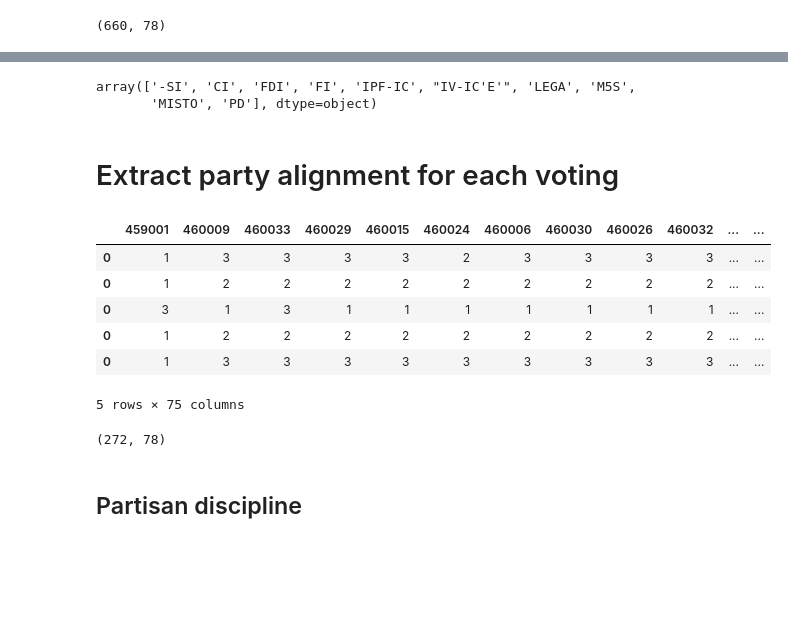
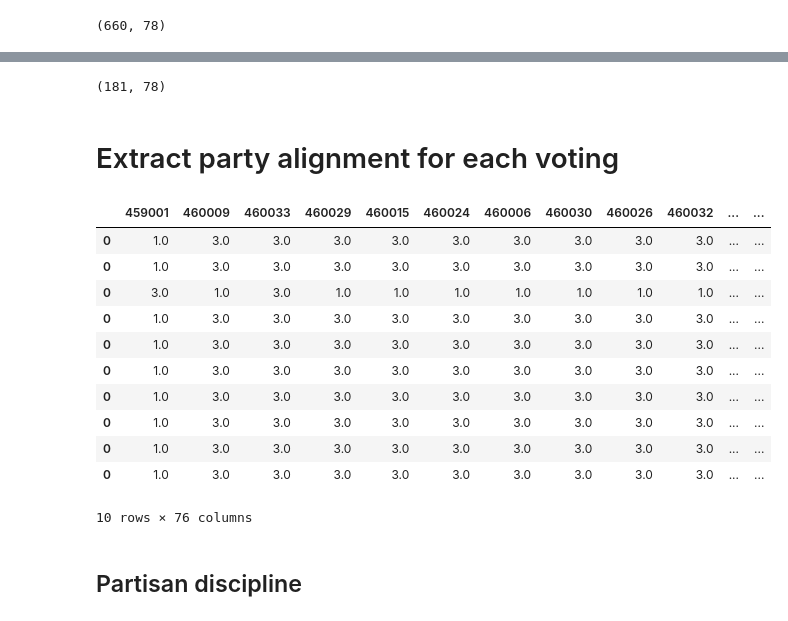
Before and after one commit to AndreaFrasson/SNA-project, a Jupyter notebook: preprocess-monthly.ipynb, the cells around one changed output, grey strips where cells are left out. Drawn from its saved outputs; the diff is of its cells as text; code cells hidden in the pictures; blank space fills up the shorter version.

```diff
--- a/preprocess-monthly.ipynb
+++ b/preprocess-monthly.ipynb
@@ -37,14 +42,14 @@ feb.shape
 (660, 78)
 # %%
 nan_count = feb.isnull().sum(axis=1)
-p = 0.33
+p = 0.5
 l = len(feb.columns[4:])
 df = feb.drop(nan_count[nan_count >= p*l].index, axis = 0)
 # %%
 #mapping to categorical values
-dizionario_espressioni = {'Assente': '0', 'Favorevole': '1', 'Non ha votato': '2', 'Contrario': '3', 'Astensione': '4', 'In missione': '0'}
+dizionario_espressioni = {'Assente': np.float64(0), 'Favorevole': np.float64(1), 'Non ha votato': np.float64(0), 'Contrario': np.float64(3), 'Astensione': np.float64(4), 'In missione': np.float64(0)}
 for i in df.columns[4:]:
     df[i] = df[i].map(dizionario_espressioni)
 
-df = df.replace(np.nan, '0')
+df = df.replace(np.nan, 0)
 # %%
@@ -54,8 +65,15 @@ df.shape
-# %%
-np.unique(df['Partito'])
-# %% [output]
-array(['-SI', 'CI', 'FDI', 'FI', 'IPF-IC', "IV-IC'E'", 'LEGA', 'M5S',
-       'MISTO', 'PD'], dtype=object)
+# %%
+df.reset_index(inplace= True, drop = True)
+indici = []
+for i in range(df.shape[0]):
+    if np.count_nonzero(df.iloc[i,4:]) < 0.7*(df.shape[1]-4):
+        indici.append(i)
+
+
+df.drop(indici, axis = 0, inplace = True)
+df.shape
+# %% [output]
+(181, 78)
 # %% [markdown]
 # Extract party alignment for each voting
 # %%
@@ -63,10 +81,8 @@ array(['-SI', 'CI', 'FDI', 'FI', 'IPF-IC', "IV-IC'E'", 'LEGA', 'M5S',
 def alignment_parties(df):
     col = df.columns[4:].to_list()
     col.append('Partito')
-    j = 0
     parties_alignment = pd.DataFrame()
     party = df.groupby('Partito')
-    alignment = []
     for i in party: # party[0] nome partito, party[1] dataframe
         a = np.apply_along_axis(statistics.mode, axis = 0, arr= i[1])[4:].tolist()
         a.append(i[0])
@@ -76,19 +92,20 @@ def alignment_parties(df):
     return parties_alignment
 # %%
 alignment = alignment_parties(df)
-alignment.head()
+alignment
 # %% [output]
 |  | 459001 | 460009 | 460033 | 460029 | 460015 | 460024 | 460006 | 460030 | 460026 | 460032 | ... | ... |
-| 0 | 1 | 3 | 3 | 3 | 3 | 2 | 3 | 3 | 3 | 3 | ... | ... |
-| 0 | 1 | 2 | 2 | 2 | 2 | 2 | 2 | 2 | 2 | 2 | ... | ... |
-| 0 | 3 | 1 | 3 | 1 | 1 | 1 | 1 | 1 | 1 | 1 | ... | ... |
-| 0 | 1 | 2 | 2 | 2 | 2 | 2 | 2 | 2 | 2 | 2 | ... | ... |
-| 0 | 1 | 3 | 3 | 3 | 3 | 3 | 3 | 3 | 3 | 3 | ... | ... |
+| 0 | 1.0 | 3.0 | 3.0 | 3.0 | 3.0 | 3.0 | 3.0 | 3.0 | 3.0 | 3.0 | ... | ... |
+| 0 | 1.0 | 3.0 | 3.0 | 3.0 | 3.0 | 3.0 | 3.0 | 3.0 | 3.0 | 3.0 | ... | ... |
+| 0 | 3.0 | 1.0 | 3.0 | 1.0 | 1.0 | 1.0 | 1.0 | 1.0 | 1.0 | 1.0 | ... | ... |
+| 0 | 1.0 | 3.0 | 3.0 | 3.0 | 3.0 | 3.0 | 3.0 | 3.0 | 3.0 | 3.0 | ... | ... |
+| 0 | 1.0 | 3.0 | 3.0 | 3.0 | 3.0 | 3.0 | 3.0 | 3.0 | 3.0 | 3.0 | ... | ... |
+| 0 | 1.0 | 3.0 | 3.0 | 3.0 | 3.0 | 3.0 | 3.0 | 3.0 | 3.0 | 3.0 | ... | ... |
+| 0 | 1.0 | 3.0 | 3.0 | 3.0 | 3.0 | 3.0 | 3.0 | 3.0 | 3.0 | 3.0 | ... | ... |
+| 0 | 1.0 | 3.0 | 3.0 | 3.0 | 3.0 | 3.0 | 3.0 | 3.0 | 3.0 | 3.0 | ... | ... |
+| 0 | 1.0 | 3.0 | 3.0 | 3.0 | 3.0 | 3.0 | 3.0 | 3.0 | 3.0 | 3.0 | ... | ... |
+| 0 | 1.0 | 3.0 | 3.0 | 3.0 | 3.0 | 3.0 | 3.0 | 3.0 | 3.0 | 3.0 | ... | ... |
-5 rows × 75 columns
+10 rows × 76 columns
-# %%
-df.shape
-# %% [output]
-(272, 78)
 # %% [markdown]
 ## Partisan discipline
 # %%
```
Also changed, not shown: parts of 18 cells of this notebook.
